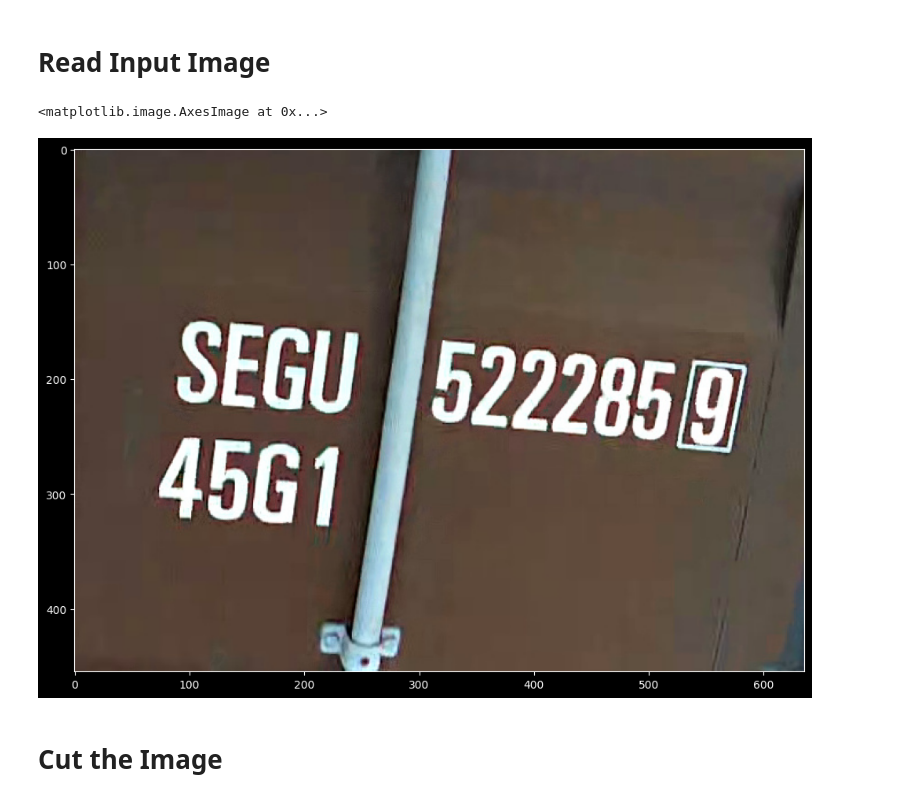
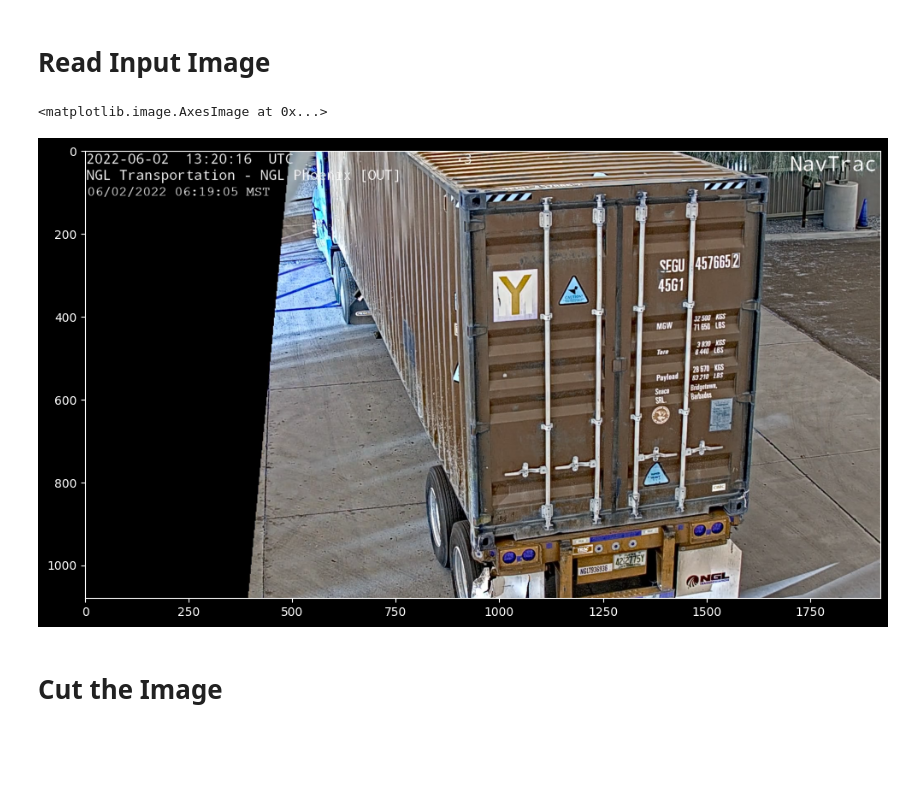
Before and after one commit to songjeongjun320/OCR_CNTR_Number, a Jupyter notebook: Test_NAV.ipynb, the cells around one changed output. Drawn from its saved outputs; the diff is of its cells as text; code cells hidden in the pictures; blank space fills up the shorter version.

```diff
--- a/Test_NAV.ipynb
+++ b/Test_NAV.ipynb
@@ -10,13 +8,13 @@ ModuleNotFoundError: No module named 'cv2'
 # %% [markdown]
 # Read Input Image
 # %%
-img_ori = cv2.imread('NAV_Noon_Samples\\SEGU5222859.jpg')
+img_ori = cv2.imread('NAV_Noon_Samples\\SEGU4576652.jpg')
 
 plt.figure(figsize=(12, 10))
 plt.imshow(img_ori, cmap='gray')
 # %% [output]
 <matplotlib.image.AxesImage at 0x...>
-[figure, old version]
+[figure, new version]
 # %% [markdown]
 # Cut the Image
 # %%
```
Also changed, not shown: parts of 12 cells of this notebook, 1 other file.
